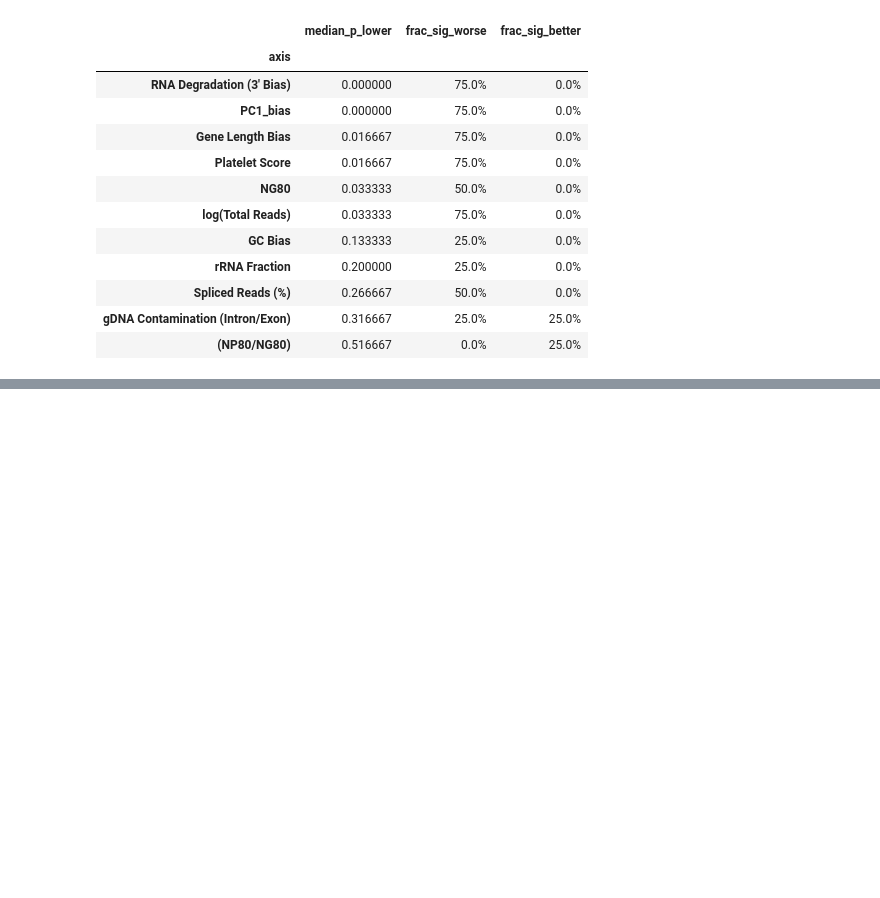
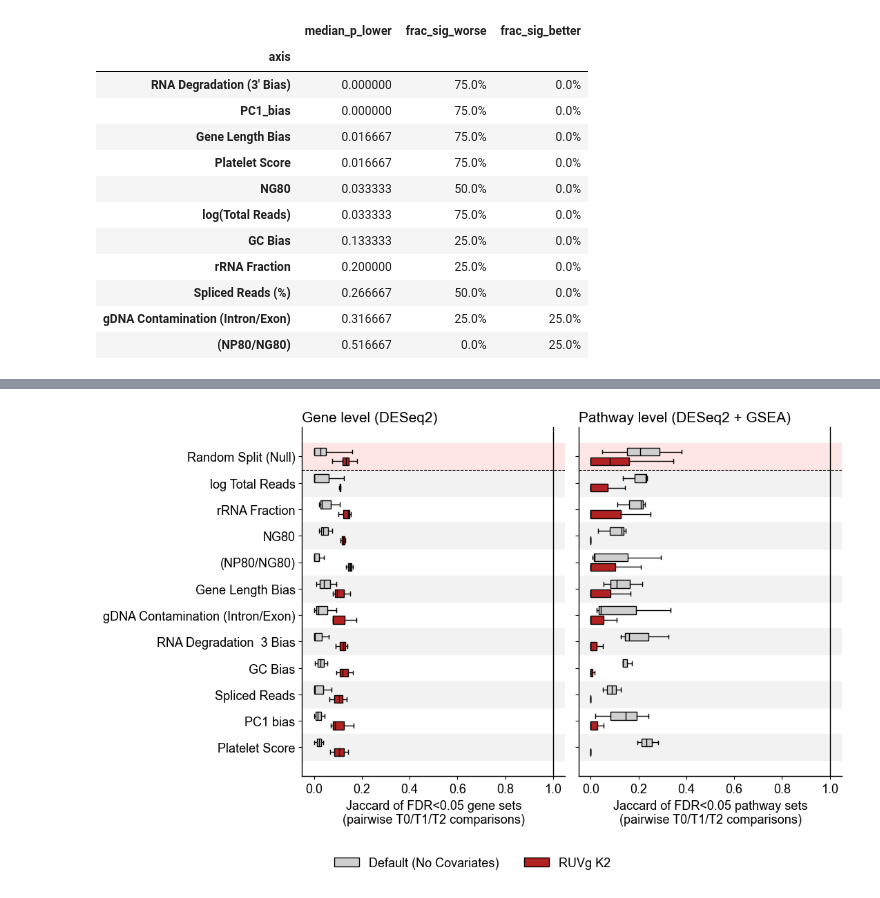
Before and after one commit to jmj3078/cfRNA_Disentaglement, a Jupyter notebook: EDA/9_control_split_variation.ipynb, the cells around one changed output, grey strips where cells are left out. Drawn from its saved outputs; the diff is of its cells as text; code cells hidden in the pictures; blank space fills up the shorter version.

Commit message:
control split variation - rework

```diff
--- a/EDA/9_control_split_variation.ipynb
+++ b/EDA/9_control_split_variation.ipynb
@@ -570,0 +261,83 @@ nsig_set_size_instability.png ruvg_k2        random 1.5460  tertile 2.2728  axes
+# %%
+def pretty(a):
+    if a == 'gDNA_Contamination__Intron_Exon':
+        return 'gDNA Contamination (Intron/Exon)'
+    if a == 'random split':
+        return 'Random Split (Null)'
+    return a.replace('_', ' ').replace('  Bias', ' Bias').replace('NP80 NG80', '(NP80/NG80)')
+
+DESIGN_STYLE = {'ruvg_k2': dict(color="#B22222"), 'no_covariate': dict(color="#CFCFCF")}
+y_order = sorted(axes, key=lambda a: g_tert[g_tert.axis == a]['jaccard'].median())
+
+# Move 'random split' to the top by appending it at the end of the list
+RANDOM_LABEL = pretty('random split')
+y_categories = [pretty(a) for a in y_order] + [RANDOM_LABEL]
+ypos = {c: i for i, c in enumerate(y_categories)}
+
+def shade_rows(ax):
+    for i, cat in enumerate(y_categories):
+        # Apply light pink background specifically for 'random split'
+        if cat == RANDOM_LABEL:
+            ax.axhspan(i - 0.5, i + 0.5, color='#ffe6e6', zorder=0)
+        elif i % 2 == 0:
+            ax.axhspan(i - 0.5, i + 0.5, color='#f2f2f2', zorder=0)
+
+def draw_box(ax, vals, color, ypos_val, width=0.32):
+    if vals is None or len(vals) < 2:
+        return
+    bp = ax.boxplot([vals], positions=[ypos_val], vert=False, widths=width, patch_artist=True,
+                    whis=(0, 100), showfliers=False, zorder=3, manage_ticks=False)
+
+    for box in bp['boxes']:
+        box.set_facecolor(color)
+        box.set_edgecolor('black')
+        box.set_linewidth(1)
+
+    for med in bp['medians']:
+        med.set_color('black')
+        med.set_linewidth(1)
+
+    for part in ('whiskers', 'caps'):
+        for ln in bp[part]:
+            ln.set_color('black')
+            ln.set_linewidth(1)
+
+def plot_panel(ax, tert, null_df, xlabel, title):
+    shade_rows(ax)
+    for a in y_order:
+        y = pretty(a)
+        for off, design in zip([0.18, -0.18], DESIGNS):
+            vals = tert.loc[(tert.axis == a) & (tert.design == design), 'jaccard'].values
+            draw_box(ax, vals, DESIGN_STYLE[design]['color'], ypos[y] + off, width=0.30)
+
+    for off, design in zip([0.18, -0.18], DESIGNS):
+        vals = null_df.loc[null_df.design == design, 'jaccard'].values
+        draw_box(ax, vals, DESIGN_STYLE[design]['color'], ypos[RANDOM_LABEL] + off, width=0.30)
+
+    ax.set_xlabel(xlabel)
+    ax.set_title(title, loc='left')
+    ax.set_yticks(range(len(y_categories)))
+    ax.set_yticklabels(y_categories)
+    ax.axhline(ypos[RANDOM_LABEL] - 0.5, color='black', lw=0.8, ls='--')
+
+    # Add vertical line for theoretical upper bound
+    ax.axvline(1.0, color='black', lw=1, ls='-', zorder=1)
+
+fig, (axG, axP) = plt.subplots(1, 2, figsize=(11, 6.5), sharey=True)
+plot_panel(axG, g_tert, g_null, 'Jaccard of FDR<0.05 gene sets\n(pairwise T0/T1/T2 comparisons)', 'Gene level (DESeq2)')
+plot_panel(axP, p_tert, p_null, 'Jaccard of FDR<0.05 pathway sets\n(pairwise T0/T1/T2 comparisons)', 'Pathway level (DESeq2 + GSEA)')
+
+# Match legend edgecolor to the actual plotted boxes
+handles = [
+    plt.Rectangle((0, 0), 1, 1, facecolor=DESIGN_STYLE['no_covariate']['color'],
+                  edgecolor='black', label='Default (No Covariates)'),
+    plt.Rectangle((0, 0), 1, 1, facecolor=DESIGN_STYLE['ruvg_k2']['color'],
+                  edgecolor='black', label='RUVg K2'),
+]
+fig.legend(handles=handles, loc='upper center', ncol=2, frameon=False, bbox_to_anchor=(0.5, -0.02))
+
+plt.tight_layout(rect=(0, 0, 1, 0.97))
+plt.savefig(config.CTRL_COMP_FIG_DIR / 'fdr_reproducibility.png', dpi=150, bbox_inches='tight')
+plt.show()
+# %% [output]
+[figure, added]
```
Also changed, not shown: parts of 13 cells of this notebook, 14 other files.
